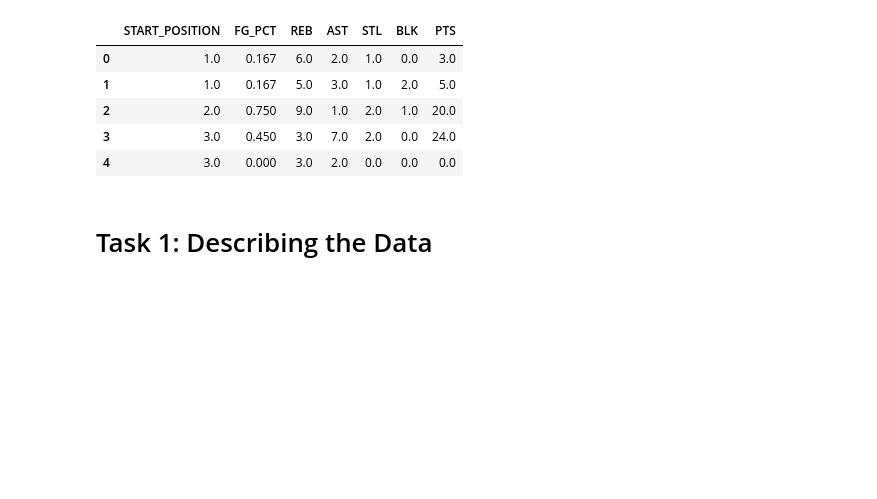
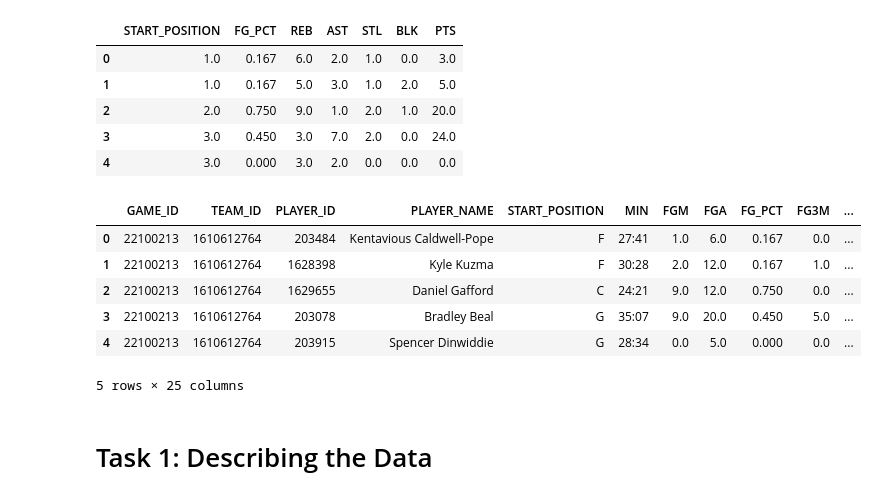
Before and after one commit to harism91/NBA-Data-mining-project, a Jupyter notebook: part 4 phase 2 .ipynb, the cells around one changed output. Cells and saved outputs as stored; diff of their text form; code cells hidden in the pictures; blank space fills up the shorter version.

```diff
--- a/part 4 phase 2 .ipynb
+++ b/part 4 phase 2 .ipynb
@@ -180,7 +180,8 @@ tsk1games= pd.read_csv('cleanedGDgames.csv')
 Select a suitable table/object type from your data set for clustering analysis. If you have too many
 data rows in this table, then only keep 1000 rows. Perform any necessary preprocessing steps. ive changed the startposition from letters to integers which are used to repersent each start position.
 # %%
-tsk2.head()
+tsk2_np= tsk2.head(1000)
+tsk2= tsk2.head(1000)
 START_POSITION_num = {'F': 1, 'C': 2,  'G': 3 }
 tsk2['START_POSITION'] = tsk2['START_POSITION'].map(START_POSITION_num)
 tsk2['START_POSITION'] = tsk2['START_POSITION'].replace(np.nan, 4)
@@ -211,9 +212,12 @@ tsk2.drop(['PF'], axis=1, inplace=True)
 # tsk2.drop(['REB'], axis=1, inplace=True)
 # tsk2.drop(['STL'], axis=1, inplace=True)
 # tsk2.drop(['AST'], axis=1, inplace=True)
-task_2= tsk2.head(1000)
-task_2.to_csv('216359770-215614720-216846396-T2.csv', index=False)
-t2 = pd.read_csv('216359770-215614720-216846396-T2.csv')
+task_2= tsk2
+task_2_np=tsk2_np
+task_2.to_csv('216359770-215614720-216846396-T2Mod.csv', index=False)
+task_2_np.to_csv('216359770-215614720-216846396-T2Org.csv', index=False)
+t2 = pd.read_csv('216359770-215614720-216846396-T2Mod.csv')
+t2_np = pd.read_csv('216359770-215614720-216846396-T2Org.csv')
 t2.head()
 # %% [output]
 |  | START_POSITION | FG_PCT | REB | AST | STL | BLK | PTS |
@@ -222,6 +226,16 @@ t2.head()
 | 2 | 2.0 | 0.750 | 9.0 | 1.0 | 2.0 | 1.0 | 20.0 |
 | 3 | 3.0 | 0.450 | 3.0 | 7.0 | 2.0 | 0.0 | 24.0 |
 | 4 | 3.0 | 0.000 | 3.0 | 2.0 | 0.0 | 0.0 | 0.0 |
+# %%
+t2_np.head()
+# %% [output]
+|  | GAME_ID | TEAM_ID | PLAYER_ID | PLAYER_NAME | START_POSITION | MIN | FGM | FGA | FG_PCT | FG3M | ... |
+| 0 | 22100213 | 1610612764 | 203484 | Kentavious Caldwell-Pope | F | 27:41 | 1.0 | 6.0 | 0.167 | 0.0 | ... |
+| 1 | 22100213 | 1610612764 | 1628398 | Kyle Kuzma | F | 30:28 | 2.0 | 12.0 | 0.167 | 1.0 | ... |
+| 2 | 22100213 | 1610612764 | 1629655 | Daniel Gafford | C | 24:21 | 9.0 | 12.0 | 0.750 | 0.0 | ... |
+| 3 | 22100213 | 1610612764 | 203078 | Bradley Beal | G | 35:07 | 9.0 | 20.0 | 0.450 | 5.0 | ... |
+| 4 | 22100213 | 1610612764 | 203915 | Spencer Dinwiddie | G | 28:34 | 0.0 | 5.0 | 0.000 | 0.0 | ... |
+5 rows × 25 columns
 # %% [markdown]
 # Task 1: Describing the Data <a name="Task1"></a>
 # %%
```
Also changed, not shown: parts of 27 cells of this notebook, 7 other files.
